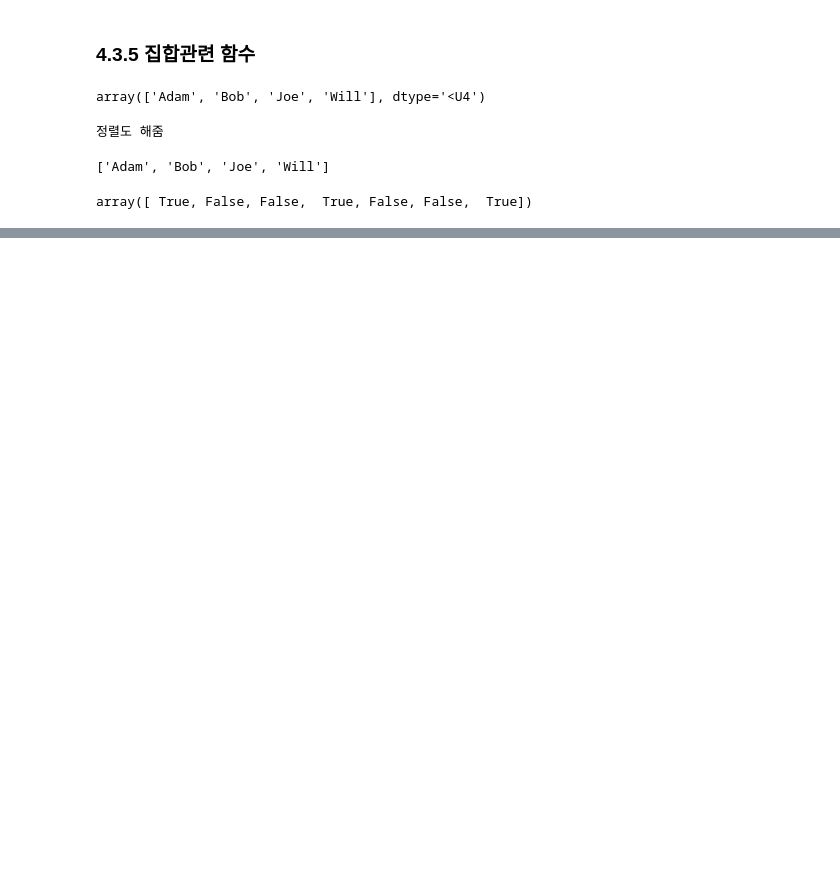
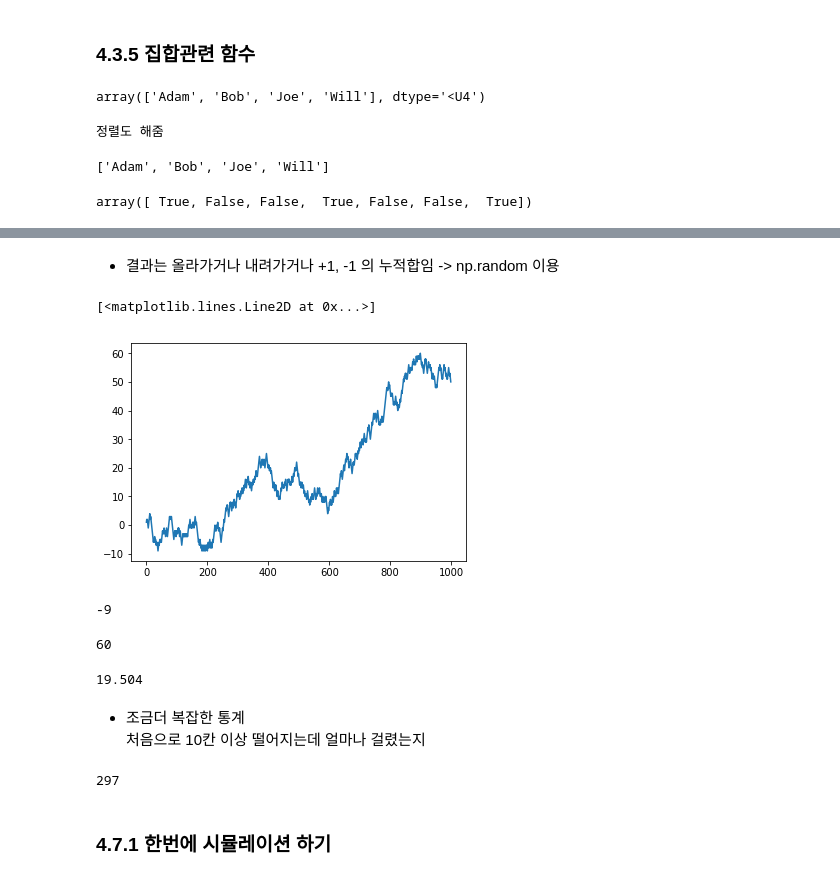
Before and after one commit to Suhwan-Ji/Study_DataScience, a Jupyter notebook: DataAnalysis/Ch04.Numpy 기본.ipynb, the cells around one changed output, grey strips where cells are left out. Cells and saved outputs as stored; diff of their text form; code cells hidden in the pictures; blank space fills up the shorter version.

```diff
--- a/DataAnalysis/Ch04.Numpy 기본.ipynb
+++ b/DataAnalysis/Ch04.Numpy 기본.ipynb
@@ -653,0 +823,31 @@ array([ True, False, False,  True, False, False,  True])
+# %% [markdown]
+- 결과는 올라가거나 내려가거나 +1, -1 의 누적합임 -> np.random 이용
+# %%
+draw = np.random.randint(0,2,size = steps)
+stepb = np.where(draw>0,1,-1)
+walk = stepb.cumsum()
+plt.plot(walk)
+# %% [output]
+[<matplotlib.lines.Line2D at 0x...>]
+[figure, added]
+# %%
+# 계단을 오르내린 최대 위치 등을 뽑아내기 편함
+walk.min()
+walk.max()
+walk.mean()
+# %% [output]
+-9
+60
+19.504
+# %% [markdown]
+- 조금더 복잡한 통계
+처음으로 10칸 이상 떨어지는데 얼마나 걸렸는지
+# %%
+(np.abs(walk) >= 10).argmax()
+
+#argmax를 이용했지만 모든 엔트리를 다 확인하기 때문에 효율적이지는 않음
+# 또 True가 Max라는걸 미리 알고 있었음
+# %% [output]
+297
+# %% [markdown]
+### 4.7.1 한번에 시뮬레이션 하기
```
Also changed, not shown: parts of 41 cells of this notebook.
